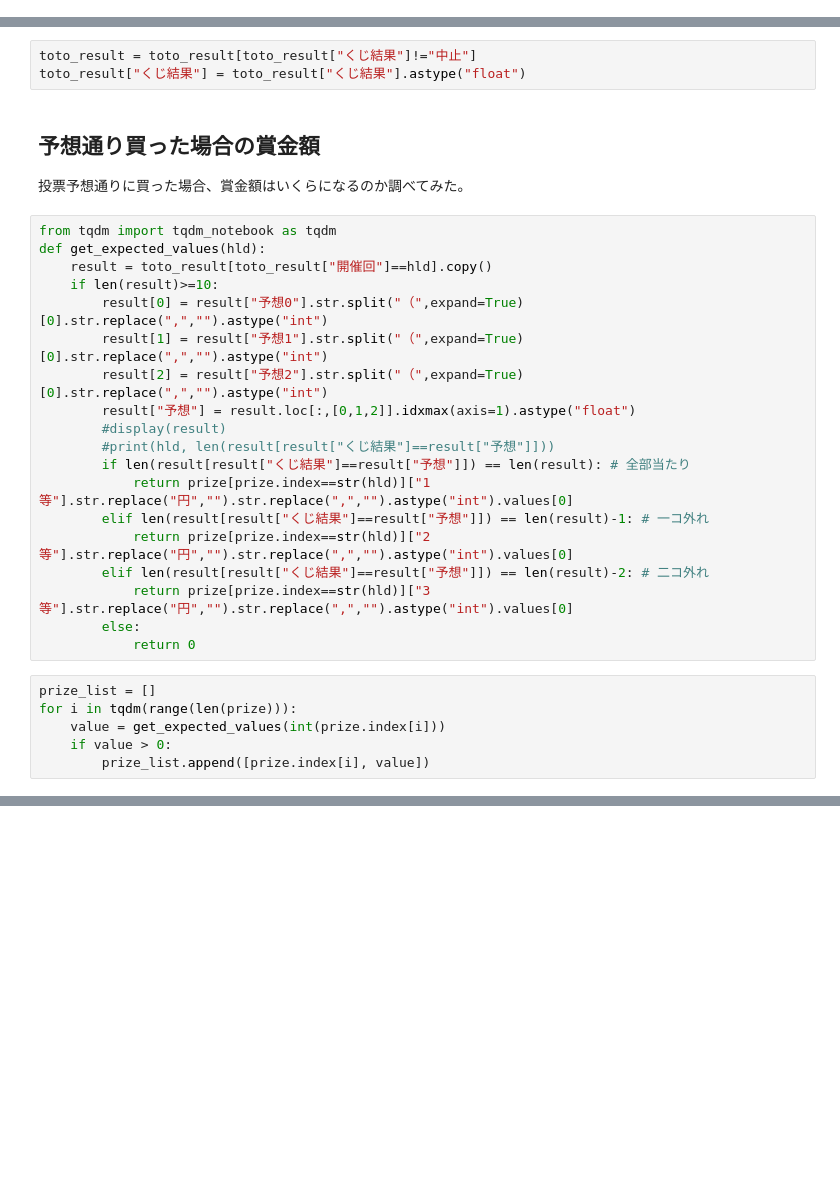
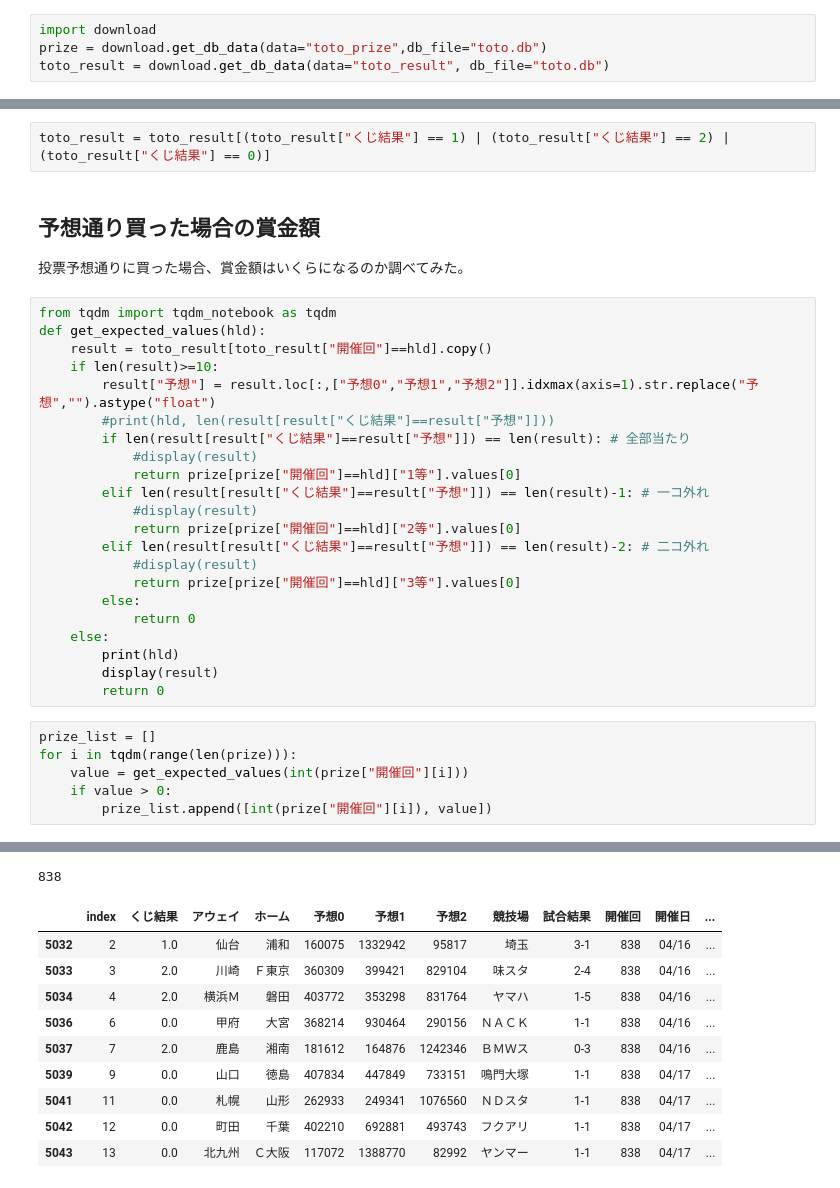
Before and after one commit to mark-n2/toto_notebook, a Jupyter notebook: toto_notebook.ipynb, the cells around one changed output, grey strips where cells are left out. Saved outputs shown, nothing was run; the diff lists cells and outputs as text; blank space fills up the shorter version.

```diff
--- a/toto_notebook.ipynb
+++ b/toto_notebook.ipynb
@@ -493,0 +485,4 @@ conn.close()
+# %%
+import download
+prize = download.get_db_data(data="toto_prize",db_file="toto.db")
+toto_result = download.get_db_data(data="toto_result", db_file="toto.db")
@@ -494,6 +491,5 @@ conn.close()
 # %%
-toto_result = toto_result[toto_result["くじ結果"]!="中止"]
-toto_result["くじ結果"] = toto_result["くじ結果"].astype("float")
+toto_result = toto_result[(toto_result["くじ結果"] == 1) | (toto_result["くじ結果"] == 2) | (toto_result["くじ結果"] == 0)]
 # %% [markdown]
 ## 予想通り買った場合の賞金額
 
@@ -503,26 +499,40 @@ from tqdm import tqdm_notebook as tqdm
 def get_expected_values(hld):
     result = toto_result[toto_result["開催回"]==hld].copy()
     if len(result)>=10:
-        result[0] = result["予想0"].str.split("（",expand=True)[0].str.replace(",","").astype("int")
-        result[1] = result["予想1"].str.split("（",expand=True)[0].str.replace(",","").astype("int")
-        result[2] = result["予想2"].str.split("（",expand=True)[0].str.replace(",","").astype("int")
-        result["予想"] = result.loc[:,[0,1,2]].idxmax(axis=1).astype("float")
-        #display(result)
+        result["予想"] = result.loc[:,["予想0","予想1","予想2"]].idxmax(axis=1).str.replace("予想","").astype("float")
         #print(hld, len(result[result["くじ結果"]==result["予想"]]))
         if len(result[result["くじ結果"]==result["予想"]]) == len(result): # 全部当たり
-            return prize[prize.index==str(hld)]["1等"].str.replace("円","").str.replace(",","").astype("int").values[0]
+            #display(result)
+            return prize[prize["開催回"]==hld]["1等"].values[0]
         elif len(result[result["くじ結果"]==result["予想"]]) == len(result)-1: # 一コ外れ
-            return prize[prize.index==str(hld)]["2等"].str.replace("円","").str.replace(",","").astype("int").values[0]
+            #display(result)
+            return prize[prize["開催回"]==hld]["2等"].values[0]
         elif len(result[result["くじ結果"]==result["予想"]]) == len(result)-2: # 二コ外れ
-            return prize[prize.index==str(hld)]["3等"].str.replace("円","").str.replace(",","").astype("int").values[0]
+            #display(result)
+            return prize[prize["開催回"]==hld]["3等"].values[0]
         else:
             return 0
+    else:
+        print(hld)
+        display(result)
+        return 0
 # %%
 prize_list = []
 for i in tqdm(range(len(prize))):
-    value = get_expected_values(int(prize.index[i]))
+    value = get_expected_values(int(prize["開催回"][i]))
     if value > 0:
-        prize_list.append([prize.index[i], value])
+        prize_list.append([int(prize["開催回"][i]), value])
 # %% [output]
 [interactive output not drawn]
+838
+|  | index | くじ結果 | アウェイ | ホーム | 予想0 | 予想1 | 予想2 | 競技場 | 試合結果 | 開催回 | 開催日 | ... |
+| 5032 | 2 | 1.0 | 仙台 | 浦和 | 160075 | 1332942 | 95817 | 埼玉 | 3-1 | 838 | 04/16 | ... |
+| 5033 | 3 | 2.0 | 川崎 | Ｆ東京 | 360309 | 399421 | 829104 | 味スタ | 2-4 | 838 | 04/16 | ... |
+| 5034 | 4 | 2.0 | 横浜Ｍ | 磐田 | 403772 | 353298 | 831764 | ヤマハ | 1-5 | 838 | 04/16 | ... |
+| 5036 | 6 | 0.0 | 甲府 | 大宮 | 368214 | 930464 | 290156 | ＮＡＣＫ | 1-1 | 838 | 04/16 | ... |
+| 5037 | 7 | 2.0 | 鹿島 | 湘南 | 181612 | 164876 | 1242346 | ＢＭＷス | 0-3 | 838 | 04/16 | ... |
+| 5039 | 9 | 0.0 | 山口 | 徳島 | 407834 | 447849 | 733151 | 鳴門大塚 | 1-1 | 838 | 04/17 | ... |
+| 5041 | 11 | 0.0 | 札幌 | 山形 | 262933 | 249341 | 1076560 | ＮＤスタ | 1-1 | 838 | 04/17 | ... |
+| 5042 | 12 | 0.0 | 町田 | 千葉 | 402210 | 692881 | 493743 | フクアリ | 1-1 | 838 | 04/17 | ... |
+| 5043 | 13 | 0.0 | 北九州 | Ｃ大阪 | 117072 | 1388770 | 82992 | ヤンマー | 1-1 | 838 | 04/17 | ... |
 # %%
```
Also changed, not shown: parts of 5 cells of this notebook, 2 other files.
